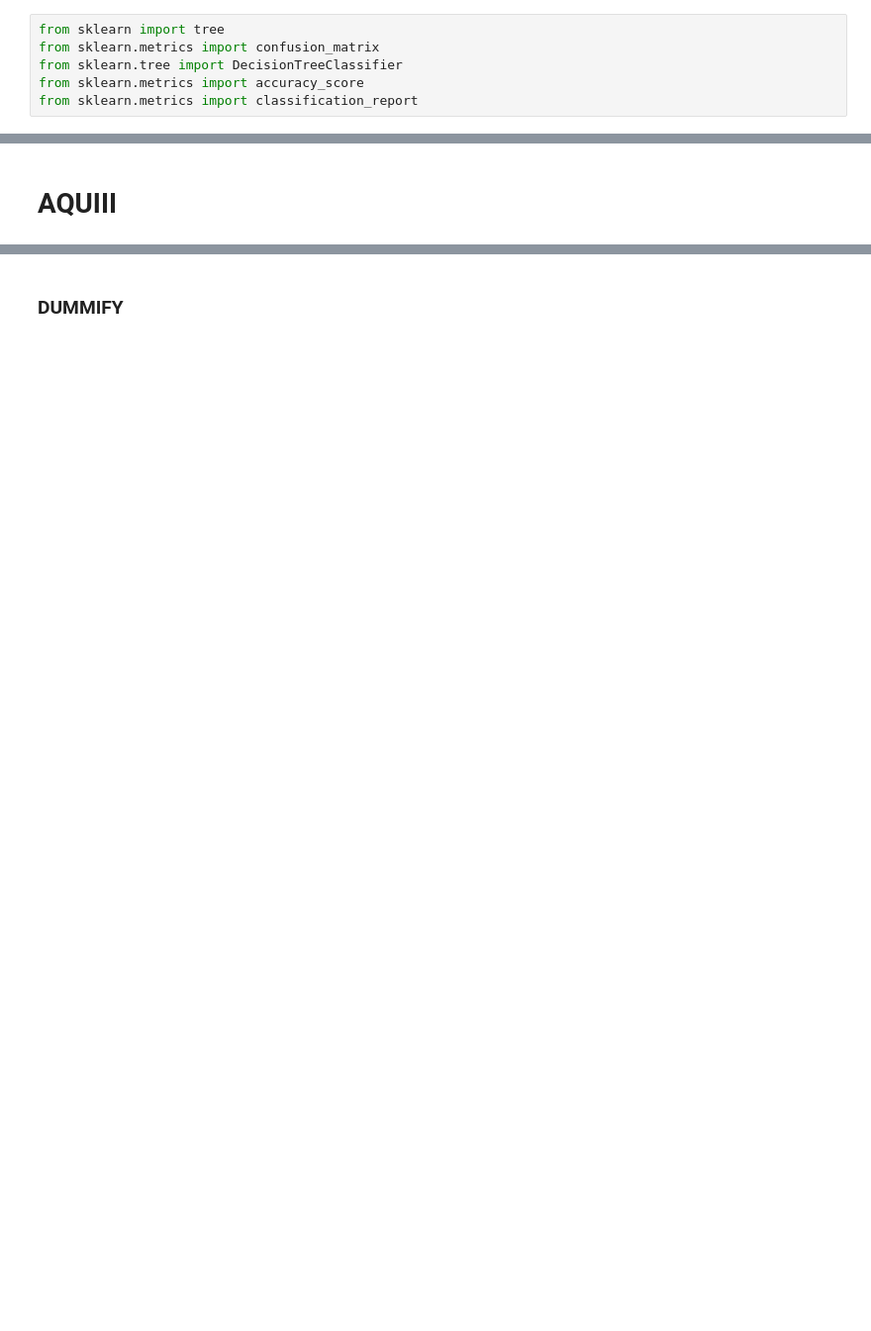
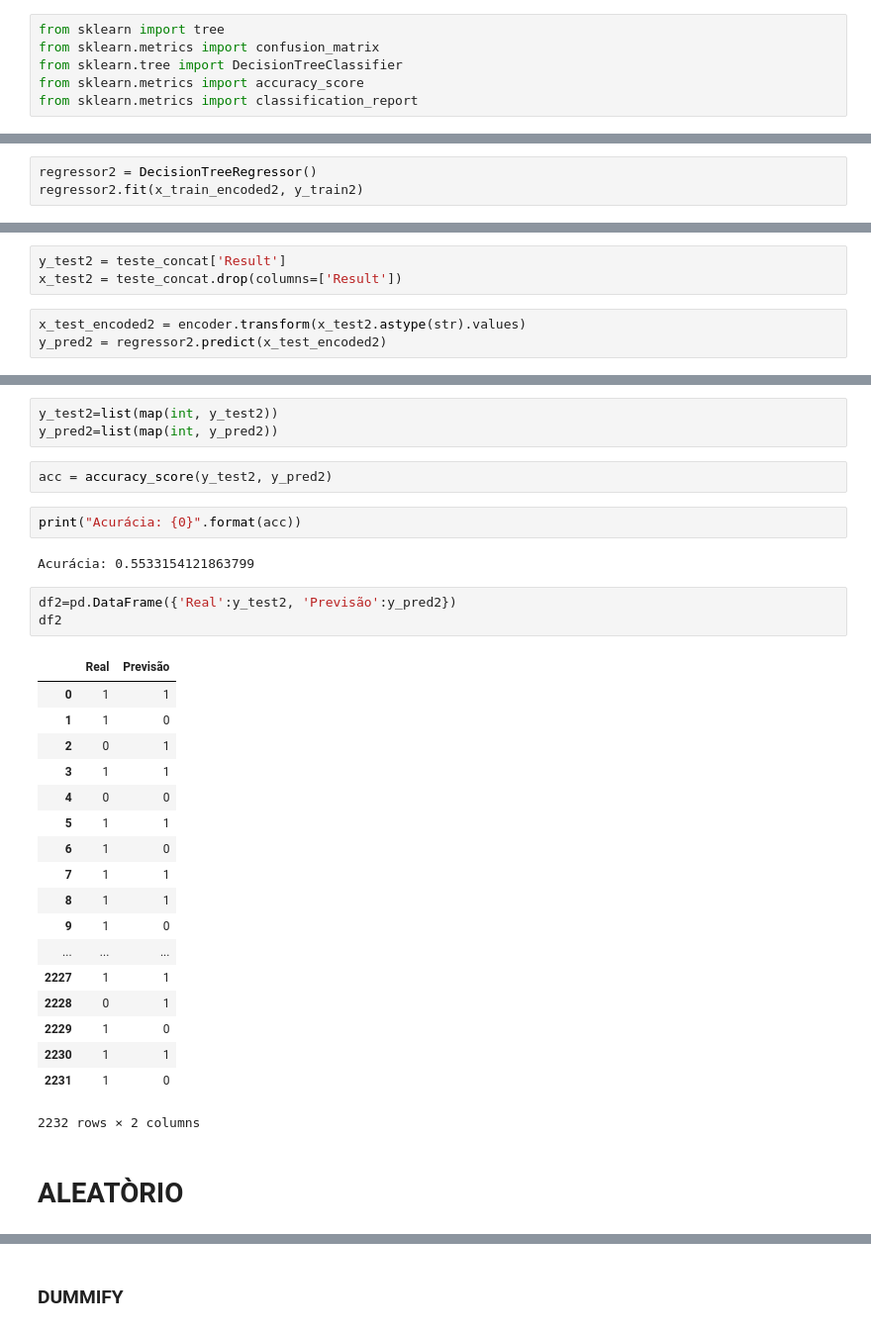
Before and after one commit to Amanda-Carmo/Projeto3_cdados, a Jupyter notebook: Decision Tree.ipynb, the cells around one changed output, grey strips where cells are left out. Shown: that part at 99% size. Saved outputs shown, nothing was run; the diff lists cells and outputs as text; blank space fills up the shorter version.

```diff
--- a/Decision Tree.ipynb
+++ b/Decision Tree.ipynb
@@ -137,0 +152,3 @@ from sklearn.metrics import classification_report
+# %%
+regressor2 = DecisionTreeRegressor()
+regressor2.fit(x_train_encoded2, y_train2)
@@ -137,0 +178,6 @@ from sklearn.metrics import classification_report
+# %%
+y_test2 = teste_concat['Result']
+x_test2 = teste_concat.drop(columns=['Result'])
+# %%
+x_test_encoded2 = encoder.transform(x_test2.astype(str).values)
+y_pred2 = regressor2.predict(x_test_encoded2)
@@ -138,5 +213,36 @@ from sklearn.metrics import classification_report
+# %%
+y_test2=list(map(int, y_test2))
+y_pred2=list(map(int, y_pred2))
+# %%
+acc = accuracy_score(y_test2, y_pred2)
+# %%
+print("Acurácia: {0}".format(acc))
+# %% [output]
+Acurácia: 0.5533154121863799
+# %%
+df2=pd.DataFrame({'Real':y_test2, 'Previsão':y_pred2})
+df2
+# %% [output]
+|  | Real | Previsão |
+| 0 | 1 | 1 |
+| 1 | 1 | 0 |
+| 2 | 0 | 1 |
+| 3 | 1 | 1 |
+| 4 | 0 | 0 |
+| 5 | 1 | 1 |
+| 6 | 1 | 0 |
+| 7 | 1 | 1 |
+| 8 | 1 | 1 |
+| 9 | 1 | 0 |
+| ... | ... | ... |
+| 2227 | 1 | 1 |
+| 2228 | 0 | 1 |
+| 2229 | 1 | 0 |
+| 2230 | 1 | 1 |
+| 2231 | 1 | 0 |
+2232 rows × 2 columns
 # %% [markdown]
-# AQUIII
+# ALEATÒRIO
 # %%
 #####################
 from sklearn import metrics
```
Also changed, not shown: parts of 39 cells of this notebook.
